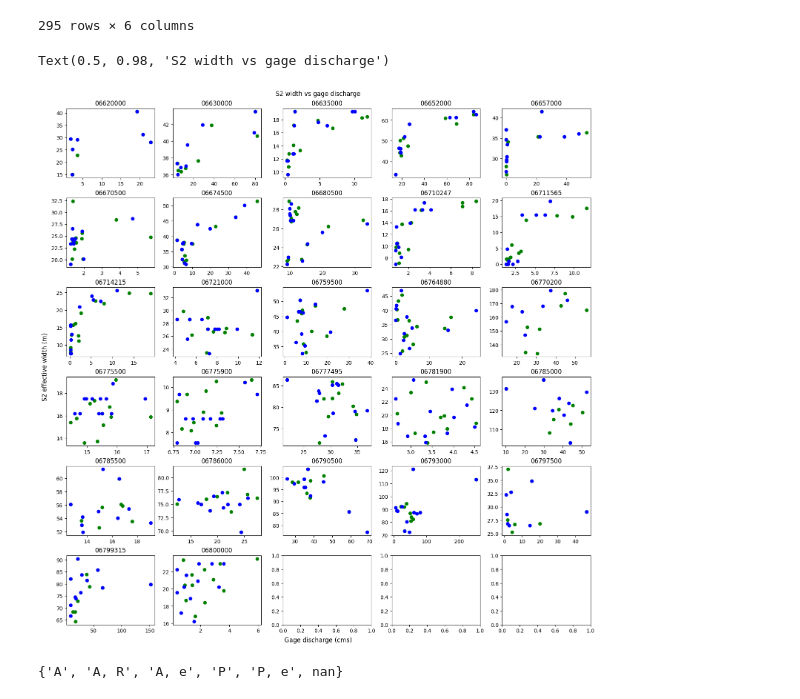
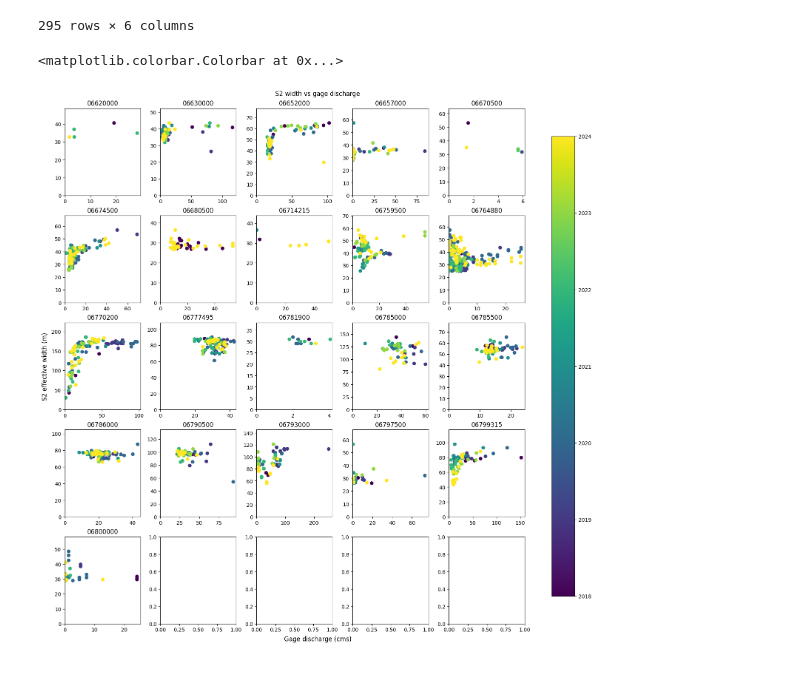
Before and after one commit to wherediddavidgo/multitemporal_RSSA, a Jupyter notebook: stac_gage_ew_analysis.ipynb, the cells around one changed output. Drawn from its saved outputs; the diff is of its cells as text; code cells hidden in the pictures.

```diff
--- a/stac_gage_ew_analysis.ipynb
+++ b/stac_gage_ew_analysis.ipynb
@@ -110,7 +110,7 @@ for gage in set(gage_list):
 
     tempdf = pd.read_csv(url)
 
-    # ws = tempdf[['Location_Identifier', 'Activity_StartDate', 'Result_Measure']]
+    ws = tempdf[['Location_Identifier', 'Activity_StartDate', 'Result_Measure']]
     width_dfs.append(tempdf)
 
 isw = pd.concat(width_dfs)
@@ -129,11 +142,11 @@ Discharge
 # sites = ['06620000', '06775900', '06800000', '06800500', '06801000', '06805500']
 sites = gage_list
 
-# # first and last dates same as for in situ widths
-# start = str(isw.index.sortlevel(1)[0][0][1])
-# end = str(isw.index.sortlevel(1)[0][-1][1])
+# first and last dates same as for in situ widths
+start = str(isw.index.sortlevel(1)[0][0][1])
+end = str(isw.index.sortlevel(1)[0][-1][1])
 
-Q = nwis.get_record(sites, service='dv', start='2018-01-01', end='2024-12-31').reset_index()
+Q = nwis.get_record(sites, service='dv', start=start, end=end).reset_index()
 Q['date'] = Q.datetime.dt.date
 Q = Q[['site_no', 'date', '00060_Mean', '00060_Mean_cd', '00065_Mean', '00065_Mean_cd']]
 Q['00060_Mean'] = Q['00060_Mean'] * (3.28 ** -3)
@@ -507,0 +521,3 @@ t.loc[t.sat_width_m < 0]
+# %%
+alldata['width_percentile'] = alldata.groupby('site_no')['sat_width_m'].rank(pct=True)
+alldata['Q_percentile'] = alldata.groupby('site_no')['Q_cms']
@@ -561,46 +593,45 @@ month_avgs
 295 rows × 6 columns
 # %%
 t = alldata.loc[alldata.fraction_cloud < 0.2]
-t = t.loc[t.fraction_snow < 0.5]
+t = t.loc[t.fraction_snow < 0.2]
 t = t.loc[t.Q_cms > 0]
 t = t.loc[(t.n_cloud - t.n_cloudriver / t.n_valid) < 0.4]
 t = t.loc[t.fraction_edgeriver < 0.3]
 t = t.loc[t.Q_cd == 'A']
 
-
+t = t.loc[t.n_edge < t.n_river]
 
 
 
 
 t = t.reset_index()
 t.date = pd.to_datetime(t.date)
 t['month'] = t.date.dt.month
 t['year'] = t.date.dt.year
 
-fig, axs = plt.subplots(nrows=6, ncols=5, figsize=(15, 15), constrained_layout=True)
+fig, axs = plt.subplots(nrows=5, ncols=5, figsize=(15, 15), constrained_layout=True)
 p = 0
-for g, df in month_avgs.groupby('site_no'):
+for g, df in t.groupby('site_no'):
 
 
     ax = axs.flatten()[p]
     # df1 = df.loc[df.Q_cd == 'A']
     # df2 = df.loc[df.Q_cd != 'A']
-    dat1 = ax.scatter(df.mean_Q, df.mean_w, c='green')
-    dat2 = ax.scatter(df.median_Q, df.median_w, c='blue')
+    dat1 = ax.scatter(df.Q_cms, df.sat_width_m, c=df.year)
+    # dat2 = ax.scatter(df.median_Q, df.median_w, c='blue')
     # dat2 = ax.scatter(df2.Q_cms, df2.sat_width_m, c='red')
-
+    # ax.set_xscale('log')
+    # ax.set_yscale('log')
+    ax.set_xlim(left=0)
+    ax.set_ylim(bottom=0, top=1.2 * max(df.sat_width_m))
     ax.set_title(g)
     p += 1
 
 fig.supxlabel('Gage discharge (cms)')
 fig.supylabel('S2 effective width (m)')
 fig.suptitle('S2 width vs gage discharge')
 
-# fig.colorbar(dat, ax=axs, orientation='horizontal', fraction=0.05, pad=0.05)
+fig.colorbar(dat1, ax=axs, orientation='vertical', fraction=0.05, pad=0.05)
 # %% [output]
-Text(0.5, 0.98, 'S2 width vs gage discharge')
+<matplotlib.colorbar.Colorbar at 0x...>
-[figure, old version]
+[figure, new version]
-# %%
-set(alldata.Q_cd.tolist())
-# %% [output]
-{'A', 'A, R', 'A, e', 'P', 'P, e', nan}
```
Also changed, not shown: parts of 16 cells of this notebook.
